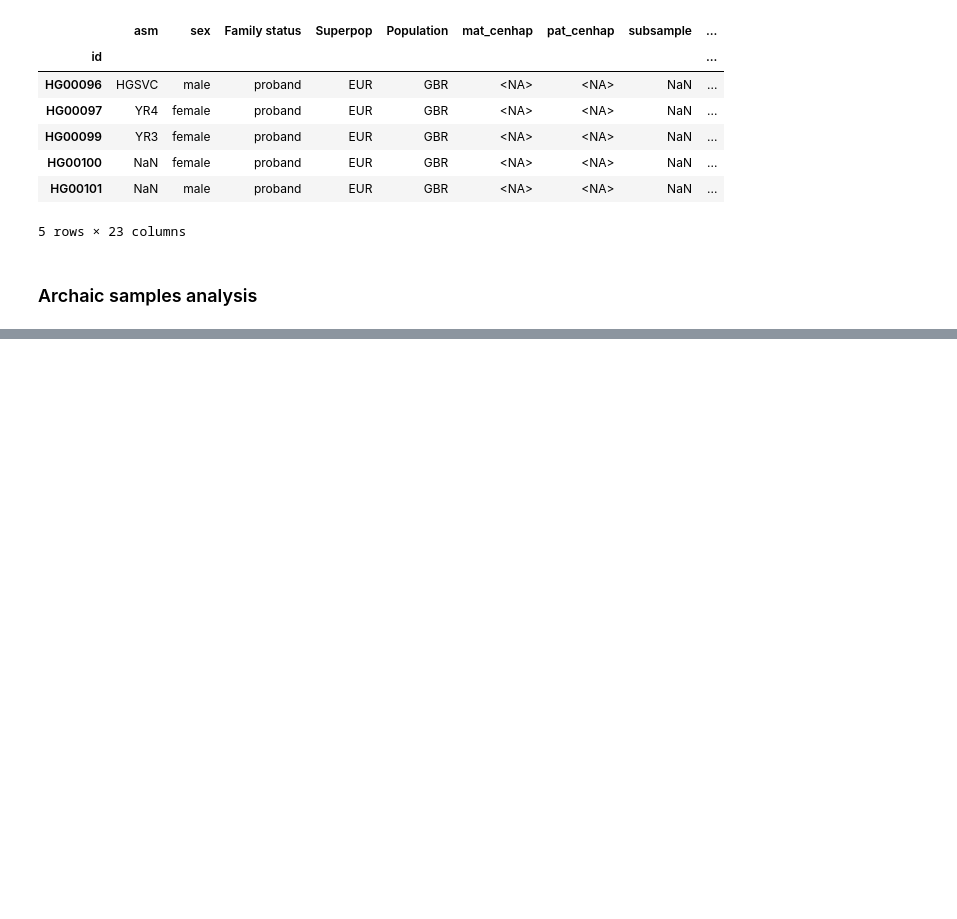
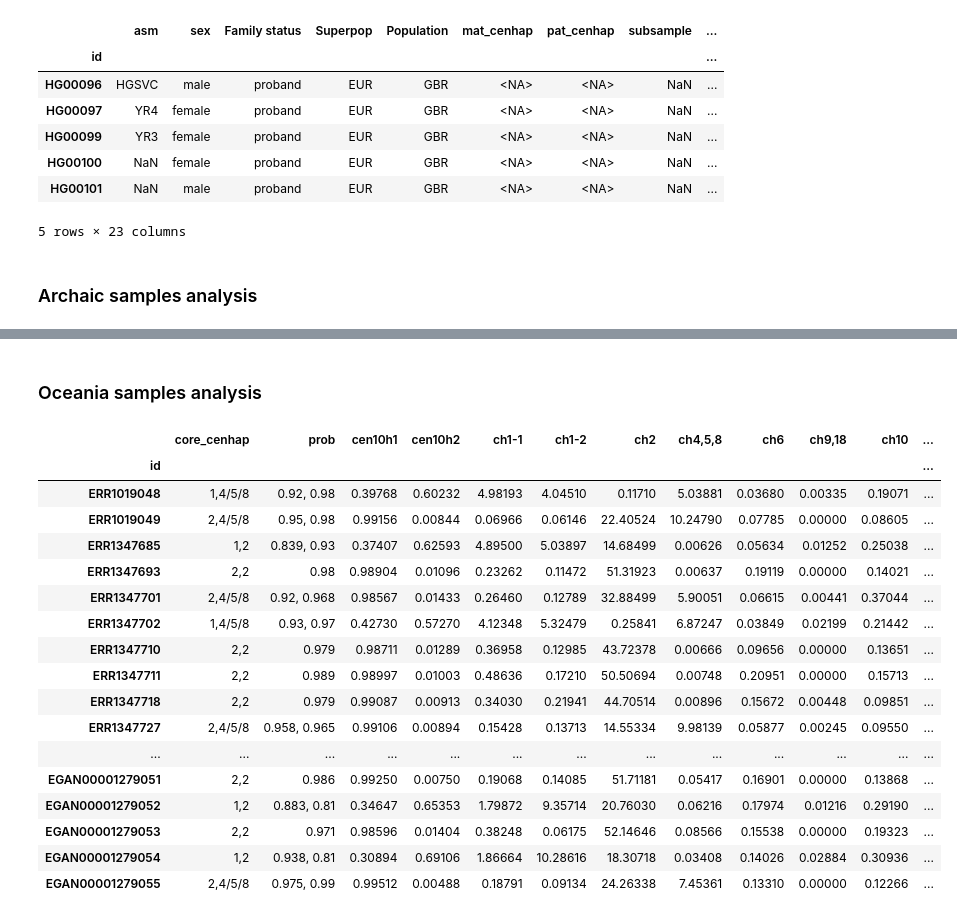
Before and after one commit to fedorrik/asat_for_archaic_2025, a Jupyter notebook: core-cenhaps/cen10/cen10_core-cenhap_prediction.ipynb, the cells around one changed output, grey strips where cells are left out. Drawn from its saved outputs; the diff is of its cells as text; code cells hidden in the pictures; blank space fills up the shorter version.

Commit message:
add cen10 oceania

```diff
--- a/core-cenhaps/cen10/cen10_core-cenhap_prediction.ipynb
+++ b/core-cenhaps/cen10/cen10_core-cenhap_prediction.ipynb
@@ -249,3 +249,34 @@ archaic_results
 | Spy94a | 1,1 | 0.88 | 0.01236 | 0.98764 | 8.61145 | 1.64813 | 0.37083 | 0.16481 | 0.37083 | 0.10301 | 0.14421 | ... |
 | Hohlenstein-Stadel | 2,6 | 0.77, 0.869 | 0.24731 | 0.75269 | 0.53763 | 0.00000 | 11.29032 | 1.61290 | 53.76344 | 0.00000 | 0.00000 | ... |
 | Scladina | 2,4/5/8,6 | 0.84, 0.77, 0.83 | 0.65432 | 0.34568 | 0.00000 | 0.00000 | 7.40741 | 6.17284 | 18.51852 | 0.00000 | 0.00000 | ... |
+# %% [markdown]
+### Oceania samples analysis
+# %%
+raw_counts, norm_counts, core_cenhaps = predict_core_cenhap('inputs/oceania_counts.tsv')
+# %%
+# h1h2 counts
+h1h2_kmers = raw_counts[[h1_kmer, h2_kmer]].div(raw_counts[h1_kmer] + raw_counts[h2_kmer], axis=0).round(5)
+
+# resulting table
+oceania_results = pd.concat([core_cenhaps, h1h2_kmers, norm_counts], axis=1)
+oceania_results.to_csv('outputs/oceania_results.tsv', sep='\t')
+oceania_results
+# %% [output]
+|  | core_cenhap | prob | cen10h1 | cen10h2 | ch1-1 | ch1-2 | ch2 | ch4,5,8 | ch6 | ch9,18 | ch10 | ... |
+| id |  |  |  |  |  |  |  |  |  |  |  | ... |
+| ERR1019048 | 1,4/5/8 | 0.92, 0.98 | 0.39768 | 0.60232 | 4.98193 | 4.04510 | 0.11710 | 5.03881 | 0.03680 | 0.00335 | 0.19071 | ... |
+| ERR1019049 | 2,4/5/8 | 0.95, 0.98 | 0.99156 | 0.00844 | 0.06966 | 0.06146 | 22.40524 | 10.24790 | 0.07785 | 0.00000 | 0.08605 | ... |
+| ERR1347685 | 1,2 | 0.839, 0.93 | 0.37407 | 0.62593 | 4.89500 | 5.03897 | 14.68499 | 0.00626 | 0.05634 | 0.01252 | 0.25038 | ... |
+| ERR1347693 | 2,2 | 0.98 | 0.98904 | 0.01096 | 0.23262 | 0.11472 | 51.31923 | 0.00637 | 0.19119 | 0.00000 | 0.14021 | ... |
+| ERR1347701 | 2,4/5/8 | 0.92, 0.968 | 0.98567 | 0.01433 | 0.26460 | 0.12789 | 32.88499 | 5.90051 | 0.06615 | 0.00441 | 0.37044 | ... |
+| ERR1347702 | 1,4/5/8 | 0.93, 0.97 | 0.42730 | 0.57270 | 4.12348 | 5.32479 | 0.25841 | 6.87247 | 0.03849 | 0.02199 | 0.21442 | ... |
+| ERR1347710 | 2,2 | 0.979 | 0.98711 | 0.01289 | 0.36958 | 0.12985 | 43.72378 | 0.00666 | 0.09656 | 0.00000 | 0.13651 | ... |
+| ERR1347711 | 2,2 | 0.989 | 0.98997 | 0.01003 | 0.48636 | 0.17210 | 50.50694 | 0.00748 | 0.20951 | 0.00000 | 0.15713 | ... |
+| ERR1347718 | 2,2 | 0.979 | 0.99087 | 0.00913 | 0.34030 | 0.21941 | 44.70514 | 0.00896 | 0.15672 | 0.00448 | 0.09851 | ... |
+| ERR1347727 | 2,4/5/8 | 0.958, 0.965 | 0.99106 | 0.00894 | 0.15428 | 0.13713 | 14.55334 | 9.98139 | 0.05877 | 0.00245 | 0.09550 | ... |
+| ... | ... | ... | ... | ... | ... | ... | ... | ... | ... | ... | ... | ... |
+| EGAN00001279051 | 2,2 | 0.986 | 0.99250 | 0.00750 | 0.19068 | 0.14085 | 51.71181 | 0.05417 | 0.16901 | 0.00000 | 0.13868 | ... |
+| EGAN00001279052 | 1,2 | 0.883, 0.81 | 0.34647 | 0.65353 | 1.79872 | 9.35714 | 20.76030 | 0.06216 | 0.17974 | 0.01216 | 0.29190 | ... |
+| EGAN00001279053 | 2,2 | 0.971 | 0.98596 | 0.01404 | 0.38248 | 0.06175 | 52.14646 | 0.08566 | 0.15538 | 0.00000 | 0.19323 | ... |
+| EGAN00001279054 | 1,2 | 0.938, 0.81 | 0.30894 | 0.69106 | 1.86664 | 10.28616 | 18.30718 | 0.03408 | 0.14026 | 0.02884 | 0.30936 | ... |
+| EGAN00001279055 | 2,4/5/8 | 0.975, 0.99 | 0.99512 | 0.00488 | 0.18791 | 0.09134 | 24.26338 | 7.45361 | 0.13310 | 0.00000 | 0.12266 | ... |
```
Also changed, not shown: 2 other files.
